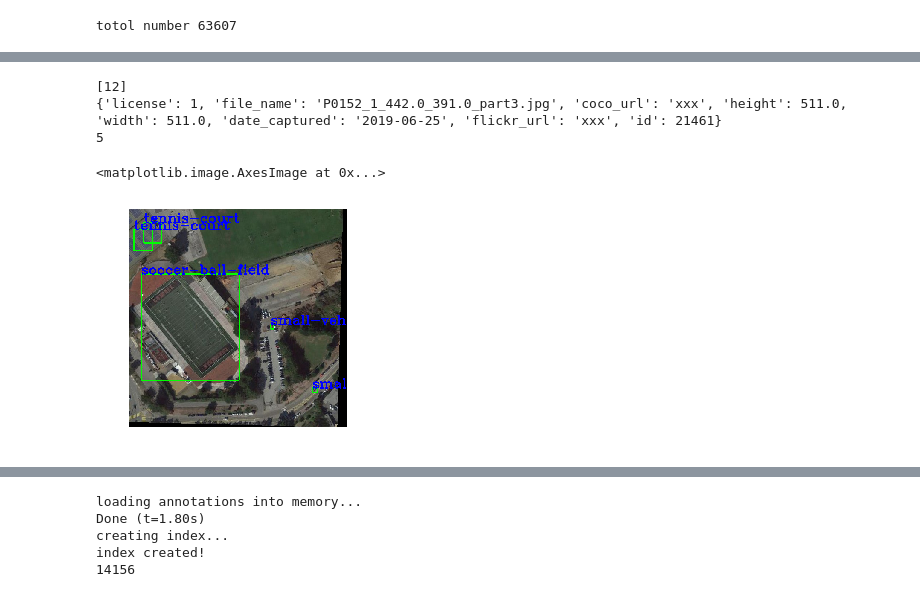
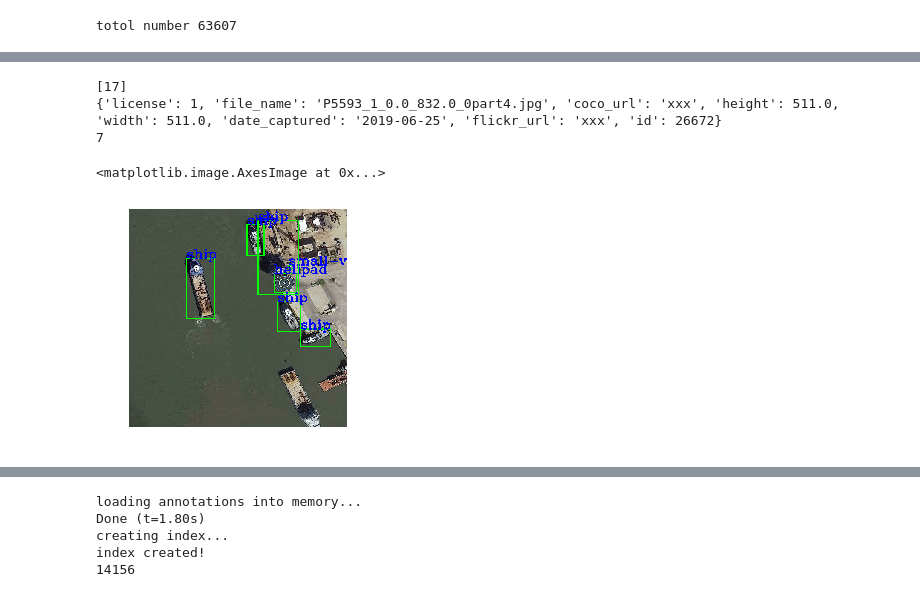
Before and after one commit to cizhenshi/Rscup2019-Object-Detection-Track-3th-Solution, a Jupyter notebook: generate_chips.ipynb, the cells around one changed output, grey strips where cells are left out. Saved outputs shown, nothing was run; the diff lists cells and outputs as text; code cells hidden in the pictures.

```diff
--- a/generate_chips.ipynb
+++ b/generate_chips.ipynb
@@ -735,31 +724,31 @@ creating index...
 index created!
 # %%
 # get all images containing given categories, select one at random
-catIds = coco.getCatIds(catNms=['soccer-ball-field'])
+catIds = coco.getCatIds(catNms=['helipad'])
 print(catIds)
 imgIds = coco.getImgIds(catIds=catIds)
 # imgIds = coco.getImgIds(imgIds=[335328])
 img = coco.loadImgs(imgIds[np.random.randint(0, len(imgIds))])[0]
 I = io.imread('./rscup/train/'+img['file_name'])
 plt.imshow(I)
 plt.axis('off')
 print(img)
 annIds = coco.getAnnIds(imgIds=[img['id']], iscrowd=None)
 print(len(annIds))
 anns = coco.loadAnns(annIds)
 for ann in anns:
     bbox = ann['bbox']
     x = [int(x) for x in bbox]
     cv2.rectangle(I, (x[0],x[1]), (x[0]+x[2],x[1]+x[3]), (0,255,0), 2)
     cv2.putText(I, CLASS[ann['category_id']], (x[0],x[1]), cv2.FONT_HERSHEY_COMPLEX, 1, (0, 0, 255), 2)
 plt.imshow(I)
 #coco.showAnns(anns)
 # %% [output]
-[12]
-{'license': 1, 'file_name': 'P0152_1_442.0_391.0_part3.jpg', 'coco_url': 'xxx', 'height': 511.0, 'width': 511.0, 'date_captured': '2019-06-25', 'flickr_url': 'xxx', 'id': 21461}
-5
+[17]
+{'license': 1, 'file_name': 'P5593_1_0.0_832.0_0part4.jpg', 'coco_url': 'xxx', 'height': 511.0, 'width': 511.0, 'date_captured': '2019-06-25', 'flickr_url': 'xxx', 'id': 26672}
+7
 <matplotlib.image.AxesImage at 0x...>
-[figure, old version]
+[figure, new version]
 # %%
 def _pygenerate_noobj(boxes, masks, labels, width, height, chipsize, stride):
         chips = []
```
Also changed, not shown: parts of 26 cells of this notebook, 5 other files.
